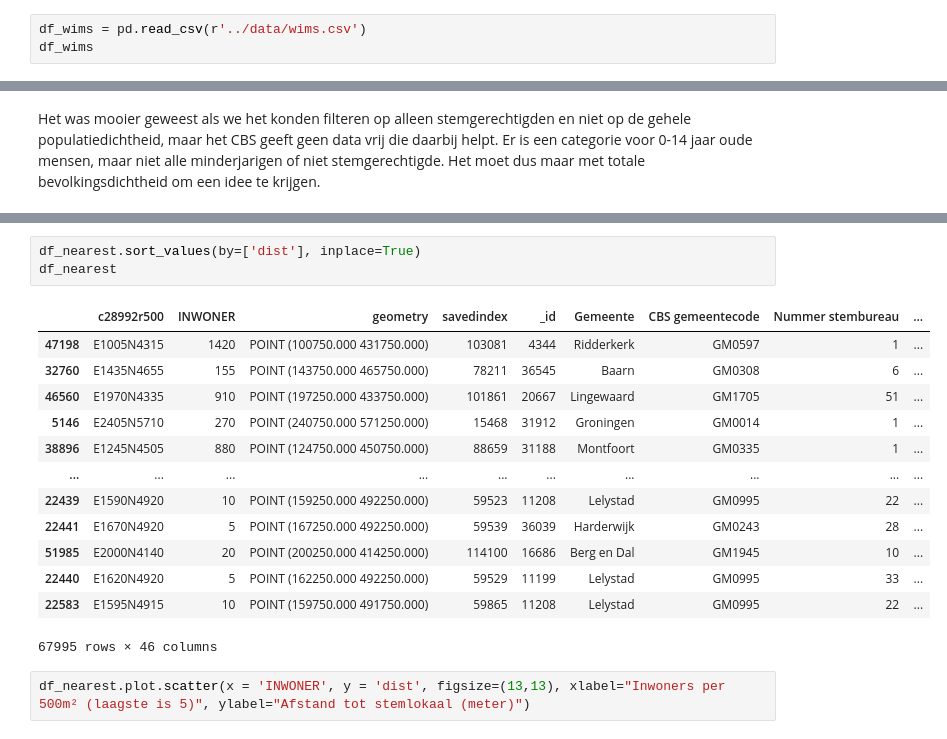
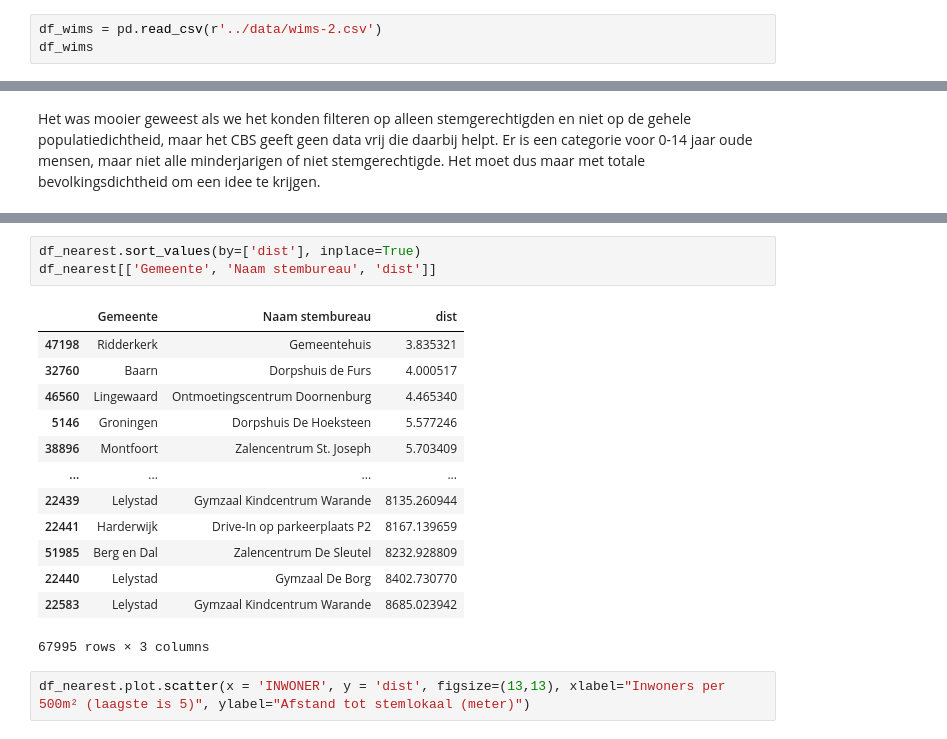
Before and after one commit to openstate/stembureau-meting, a Jupyter notebook: jupyter/stembureau_data.ipynb, the cells around one changed output, grey strips where cells are left out. Saved outputs shown, nothing was run; the diff lists cells and outputs as text.

```diff
--- a/jupyter/stembureau_data.ipynb
+++ b/jupyter/stembureau_data.ipynb
@@ -157,7 +157,7 @@ df_geojson_clean
 | 12595 | 752 | 5283KE | SB752 | Stembureau Stembureau Gemeenschap... | 222 | 0 | 0 | 0 | ... |
 12416 rows × 973 columns
 # %%
-df_wims = pd.read_csv(r'../data/wims.csv')
+df_wims = pd.read_csv(r'../data/wims-2.csv')
 df_wims
 # %% [output]
 |  | _id | Gemeente | CBS gemeentecode | Nummer stembureau | Naam stembureau | Gebruiksdoel van het gebouw | ... |
@@ -478,20 +495,20 @@ df_nearest_zero
 # %%
 df_nearest.sort_values(by=['dist'], inplace=True)
-df_nearest
+df_nearest[['Gemeente', 'Naam stembureau', 'dist']]
 # %% [output]
-|  | c28992r500 | INWONER | geometry | savedindex | _id | Gemeente | CBS gemeentecode | Nummer stembureau | ... |
-| 47198 | E1005N4315 | 1420 | POINT (100750.000 431750.000) | 103081 | 4344 | Ridderkerk | GM0597 | 1 | ... |
-| 32760 | E1435N4655 | 155 | POINT (143750.000 465750.000) | 78211 | 36545 | Baarn | GM0308 | 6 | ... |
-| 46560 | E1970N4335 | 910 | POINT (197250.000 433750.000) | 101861 | 20667 | Lingewaard | GM1705 | 51 | ... |
-| 5146 | E2405N5710 | 270 | POINT (240750.000 571250.000) | 15468 | 31912 | Groningen | GM0014 | 1 | ... |
-| 38896 | E1245N4505 | 880 | POINT (124750.000 450750.000) | 88659 | 31188 | Montfoort | GM0335 | 1 | ... |
-| ... | ... | ... | ... | ... | ... | ... | ... | ... | ... |
-| 22439 | E1590N4920 | 10 | POINT (159250.000 492250.000) | 59523 | 11208 | Lelystad | GM0995 | 22 | ... |
-| 22441 | E1670N4920 | 5 | POINT (167250.000 492250.000) | 59539 | 36039 | Harderwijk | GM0243 | 28 | ... |
-| 51985 | E2000N4140 | 20 | POINT (200250.000 414250.000) | 114100 | 16686 | Berg en Dal | GM1945 | 10 | ... |
-| 22440 | E1620N4920 | 5 | POINT (162250.000 492250.000) | 59529 | 11199 | Lelystad | GM0995 | 33 | ... |
-| 22583 | E1595N4915 | 10 | POINT (159750.000 491750.000) | 59865 | 11208 | Lelystad | GM0995 | 22 | ... |
+|  | Gemeente | Naam stembureau | dist |
+| 47198 | Ridderkerk | Gemeentehuis | 3.835321 |
+| 32760 | Baarn | Dorpshuis de Furs | 4.000517 |
+| 46560 | Lingewaard | Ontmoetingscentrum Doornenburg | 4.465340 |
+| 5146 | Groningen | Dorpshuis De Hoeksteen | 5.577246 |
+| 38896 | Montfoort | Zalencentrum St. Joseph | 5.703409 |
+| ... | ... | ... | ... |
+| 22439 | Lelystad | Gymzaal Kindcentrum Warande | 8135.260944 |
+| 22441 | Harderwijk | Drive-In op parkeerplaats P2 | 8167.139659 |
+| 51985 | Berg en Dal | Zalencentrum De Sleutel | 8232.928809 |
+| 22440 | Lelystad | Gymzaal De Borg | 8402.730770 |
+| 22583 | Lelystad | Gymzaal Kindcentrum Warande | 8685.023942 |
-67995 rows × 46 columns
+67995 rows × 3 columns
 # %%
 df_nearest.plot.scatter(x = 'INWONER', y = 'dist', figsize=(13,13), xlabel="Inwoners per 500m² (laagste is 5)", ylabel="Afstand tot stemlokaal (meter)")
 # %% [output]
```
Also changed, not shown: parts of 13 cells of this notebook, 2 other files.
